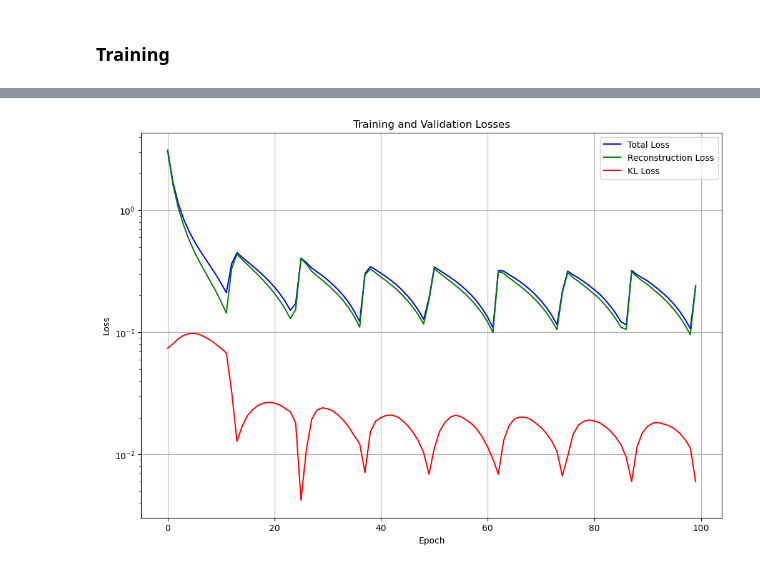
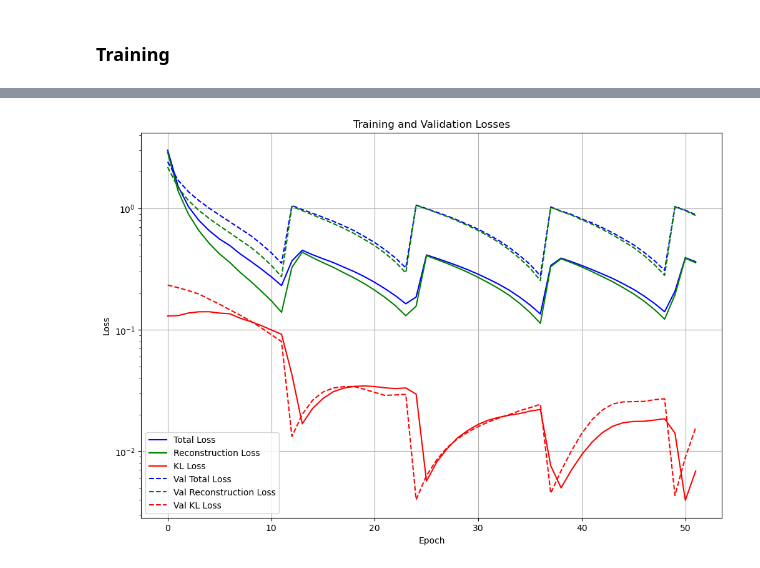
Before and after one commit to jnamador/vae_fs, a Jupyter notebook: vaes/vae0.ipynb, the cells around one changed output, grey strips where cells are left out. Saved outputs shown, nothing was run; the diff lists cells and outputs as text; code cells hidden in the pictures.

Commit message:
added callbacks. and new plot. very similar to that of Kenny's

```diff
--- a/vaes/vae0.ipynb
+++ b/vaes/vae0.ipynb
@@ -370,8 +392,14 @@ steps_per_epoch = X_train.shape[0] // BATCH_SIZE
 vae = VAE_Model(enc, dec, steps_per_epoch=steps_per_epoch, cycle_length=10, min_beta=0.1, max_beta=0.8)
 opt = keras.optimizers.Adam(learning_rate=0.0001, clipnorm=1000)
 vae.compile(optimizer=opt) # Not sure what weighted_mse is doing.
+# %%
+# looks like early_stopping is needed for val_loss
+early_stopping = EarlyStopping(patience=STOP_PATIENCE, restore_best_weights=True)
+reduce_lr = ReduceLROnPlateau(monitor='val_loss', factor=0.5, patience=LR_PATIENCE, verbose=1)
 # %%
-history = vae.fit(x=X_train, validation_split=0.2, epochs=NUM_EPOCHS, batch_size=BATCH_SIZE, shuffle=True)
+train = True
+if train:
+    history = vae.fit(x=X_train, validation_split=0.2, epochs=NUM_EPOCHS, batch_size=BATCH_SIZE, callbacks=[early_stopping,reduce_lr], shuffle=True)
 # validation_split?
 # val_total_loss, val_reconstruction_loss, val_lk_loss and _val_beta are all 0 for the entirety of the training.
 # %% [output]
@@ -410,37 +442,37 @@ if save:
 import matplotlib.pyplot as plt
 
 # Assuming 'history' is the object returned by your model.fit() call
 
 # Extract the loss values
 total_loss = history.history['loss']
 reco_loss = history.history['reconstruction_loss']
 kl_loss = history.history['kl_loss']
-# val_total_loss = history.history['val_loss']
-# val_reco_loss = history.history['val_reco_loss']
-# val_kl_loss = history.history['val_kl_loss']
+val_total_loss = history.history['val_loss']
+val_reco_loss = history.history['val_reconstruction_loss']
+val_kl_loss = history.history['val_kl_loss']
 
 # Create a new figure
 plt.figure(figsize=(12, 8))
 
 # Plot training losses
 plt.plot(total_loss, label='Total Loss', color='blue')
 plt.plot(reco_loss, label='Reconstruction Loss', color='green')
 plt.plot(kl_loss, label='KL Loss', color='red')
 
 # Plot validation losses
-# plt.plot(val_total_loss, label='Val Total Loss', color='blue', linestyle='--')
-# plt.plot(val_reco_loss, label='Val Reconstruction Loss', color='green', linestyle='--')
-# plt.plot(val_kl_loss, label='Val KL Loss', color='red', linestyle='--')
+plt.plot(val_total_loss, label='Val Total Loss', color='blue', linestyle='--')
+plt.plot(val_reco_loss, label='Val Reconstruction Loss', color='green', linestyle='--')
+plt.plot(val_kl_loss, label='Val KL Loss', color='red', linestyle='--')
 
 # Customize the plot
 plt.title('Training and Validation Losses')
 plt.xlabel('Epoch')
 plt.ylabel('Loss')
 plt.yscale("log")
 plt.legend()
 plt.grid(True)
 
 # Show the plot
 plt.show()
 # %% [output]
-[figure, old version]
+[figure, new version]
```
Also changed, not shown: parts of 5 cells of this notebook.
